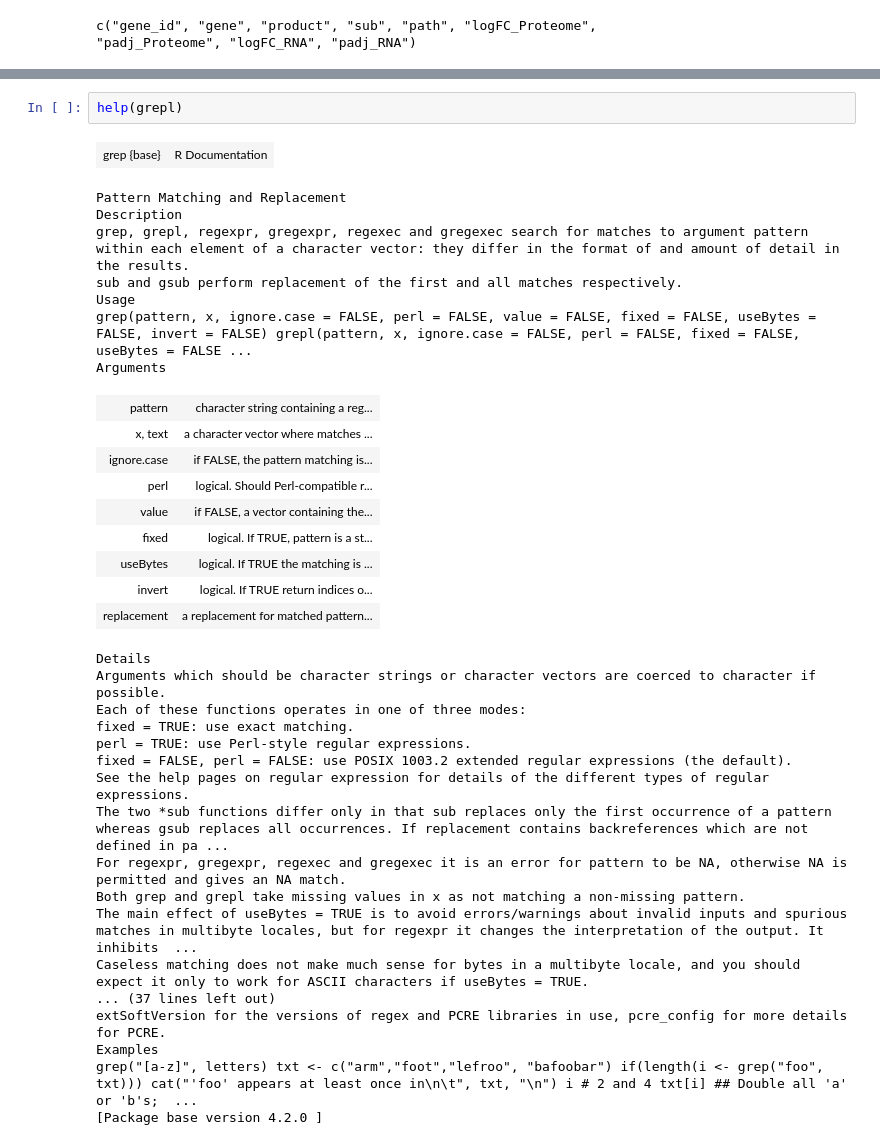
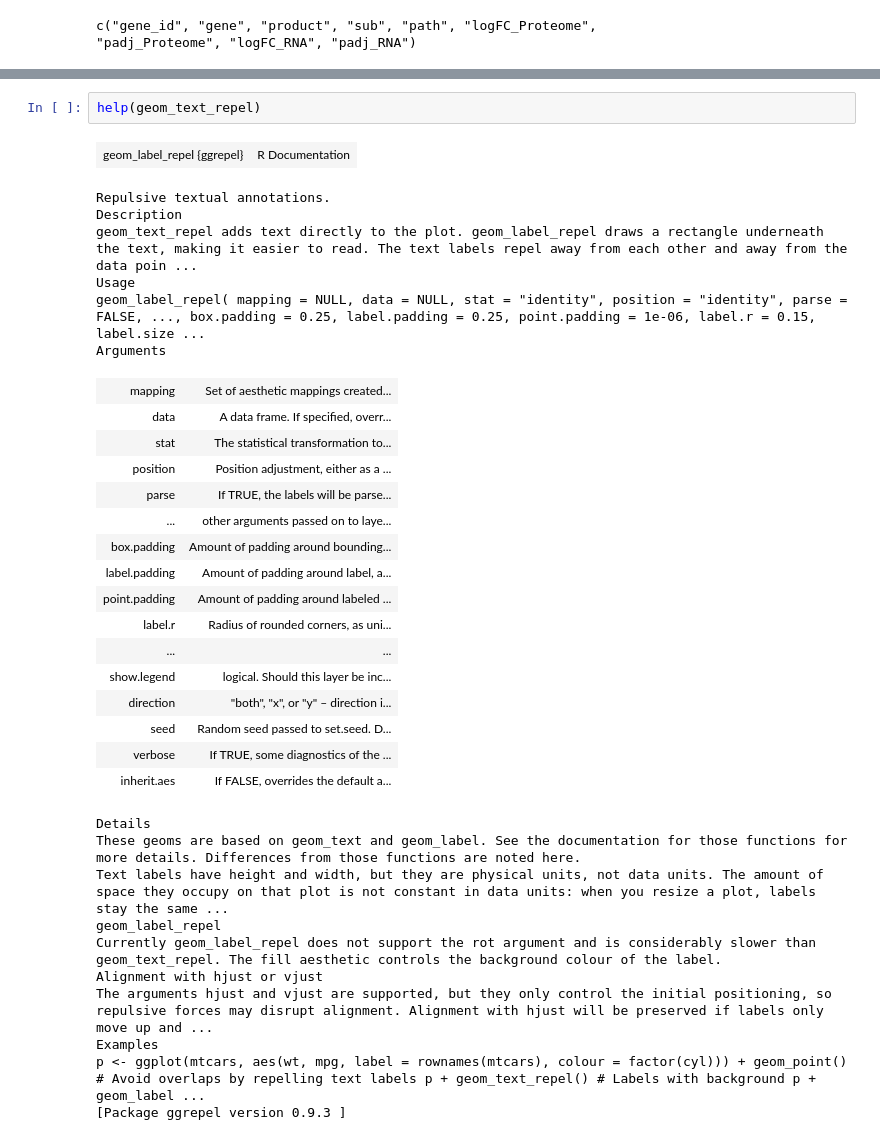
Before and after one commit to wosnat/CC1A3, a Jupyter notebook: Enrichment/CC1A3 MED4 figure long term.ipynb, the cells around one changed output, grey strips where cells are left out. Saved outputs shown, nothing was run; the diff lists cells and outputs as text.

```diff
--- a/Enrichment/CC1A3 MED4 figure long term.ipynb
+++ b/Enrichment/CC1A3 MED4 figure long term.ipynb
@@ -692,37 +738,36 @@ df_all %>%
 # %%
-help(grepl)
+help(geom_text_repel)
 # %% [output]
-| grep {base} | R Documentation |
+| geom_label_repel {ggrepel} | R Documentation |
-Pattern Matching and Replacement
+Repulsive textual annotations.
 Description
-grep, grepl, regexpr, gregexpr, regexec and gregexec search for matches to argument pattern within each element of a character vector: they differ in the format of and amount of detail in the results.
-sub and gsub perform replacement of the first and all matches respectively.
+geom_text_repel adds text directly to the plot. geom_label_repel draws a rectangle underneath the text, making it easier to read. The text labels repel away from each other and away from the data poin ...
 Usage
-grep(pattern, x, ignore.case = FALSE, perl = FALSE, value = FALSE, fixed = FALSE, useBytes = FALSE, invert = FALSE) grepl(pattern, x, ignore.case = FALSE, perl = FALSE, fixed = FALSE, useBytes = FALSE ...
+geom_label_repel( mapping = NULL, data = NULL, stat = "identity", position = "identity", parse = FALSE, ..., box.padding = 0.25, label.padding = 0.25, point.padding = 1e-06, label.r = 0.15, label.size ...
 Arguments
-| pattern | character string containing a reg... |
-| x, text | a character vector where matches ... |
-| ignore.case | if FALSE, the pattern matching is... |
-| perl | logical. Should Perl-compatible r... |
-| value | if FALSE, a vector containing the... |
-| fixed | logical. If TRUE, pattern is a st... |
-| useBytes | logical. If TRUE the matching is ... |
-| invert | logical. If TRUE return indices o... |
-| replacement | a replacement for matched pattern... |
+| mapping | Set of aesthetic mappings created... |
+| data | A data frame. If specified, overr... |
+| stat | The statistical transformation to... |
+| position | Position adjustment, either as a ... |
+| parse | If TRUE, the labels will be parse... |
+| ... | other arguments passed on to laye... |
+| box.padding | Amount of padding around bounding... |
+| label.padding | Amount of padding around label, a... |
+| point.padding | Amount of padding around labeled ... |
+| label.r | Radius of rounded corners, as uni... |
+| ... | ... |
+| show.legend | logical. Should this layer be inc... |
+| direction | "both", "x", or "y" – direction i... |
+| seed | Random seed passed to set.seed. D... |
+| verbose | If TRUE, some diagnostics of the ... |
+| inherit.aes | If FALSE, overrides the default a... |
 Details
-Arguments which should be character strings or character vectors are coerced to character if possible.
-Each of these functions operates in one of three modes:
-fixed = TRUE: use exact matching.
-perl = TRUE: use Perl-style regular expressions.
-fixed = FALSE, perl = FALSE: use POSIX 1003.2 extended regular expressions (the default).
-See the help pages on regular expression for details of the different types of regular expressions.
-The two *sub functions differ only in that sub replaces only the first occurrence of a pattern whereas gsub replaces all occurrences. If replacement contains backreferences which are not defined in pa ...
-For regexpr, gregexpr, regexec and gregexec it is an error for pattern to be NA, otherwise NA is permitted and gives an NA match.
-Both grep and grepl take missing values in x as not matching a non-missing pattern.
-The main effect of useBytes = TRUE is to avoid errors/warnings about invalid inputs and spurious matches in multibyte locales, but for regexpr it changes the interpretation of the output. It inhibits  ...
-Caseless matching does not make much sense for bytes in a multibyte locale, and you should expect it only to work for ASCII characters if useBytes = TRUE.
-... (37 lines left out)
-extSoftVersion for the versions of regex and PCRE libraries in use, pcre_config for more details for PCRE.
+These geoms are based on geom_text and geom_label. See the documentation for those functions for more details. Differences from those functions are noted here.
+Text labels have height and width, but they are physical units, not data units. The amount of space they occupy on that plot is not constant in data units: when you resize a plot, labels stay the same ...
+geom_label_repel
+Currently geom_label_repel does not support the rot argument and is considerably slower than geom_text_repel. The fill aesthetic controls the background colour of the label.
+Alignment with hjust or vjust
+The arguments hjust and vjust are supported, but they only control the initial positioning, so repulsive forces may disrupt alignment. Alignment with hjust will be preserved if labels only move up and ...
 Examples
-grep("[a-z]", letters) txt <- c("arm","foot","lefroo", "bafoobar") if(length(i <- grep("foo", txt))) cat("'foo' appears at least once in\n\t", txt, "\n") i # 2 and 4 txt[i] ## Double all 'a' or 'b's;  ...
-[Package base version 4.2.0 ]
+p <- ggplot(mtcars, aes(wt, mpg, label = rownames(mtcars), colour = factor(cyl))) + geom_point() # Avoid overlaps by repelling text labels p + geom_text_repel() # Labels with background p + geom_label ...
+[Package ggrepel version 0.9.3 ]
```
Also changed, not shown: parts of 34 cells of this notebook.
